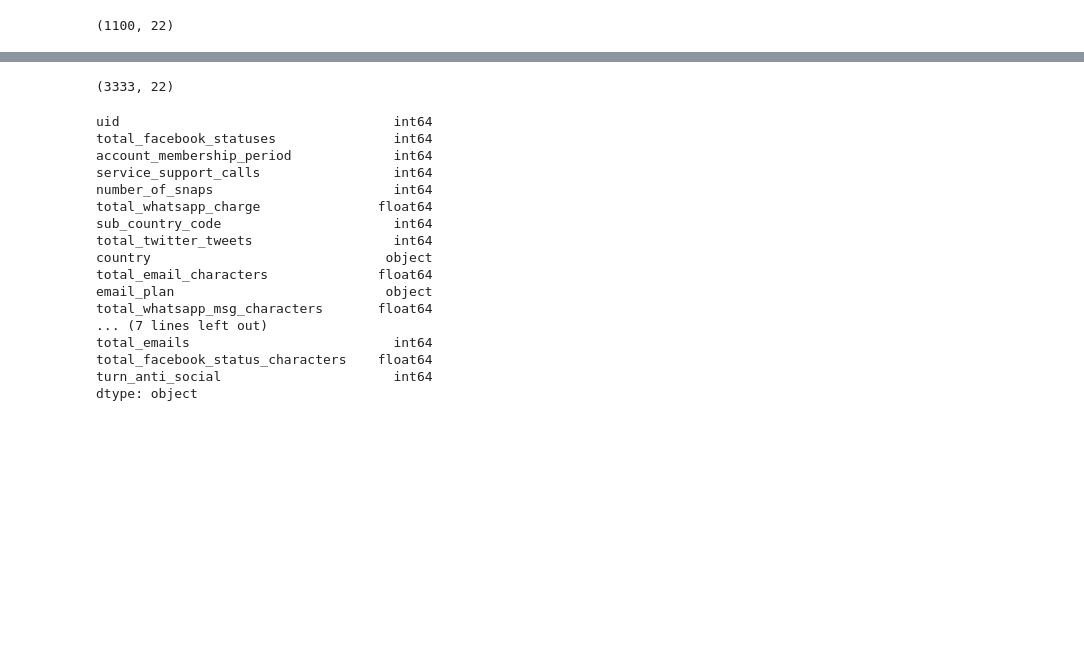
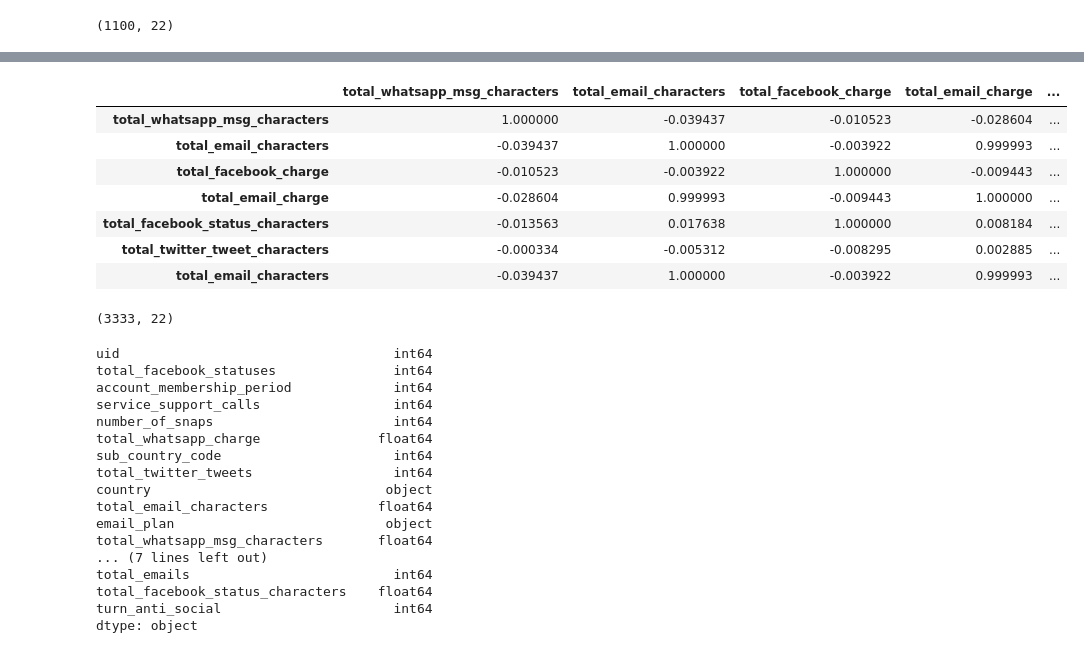
Before and after one commit to debadridtt/ZS-Associates-Data-Science-Intern-Challenge-, a Jupyter notebook: ZS Associates Challenge Data Science Intern.ipynb, the cells around one changed output, grey strips where cells are left out. Saved outputs shown, nothing was run; the diff lists cells and outputs as text; code cells hidden in the pictures; blank space fills up the shorter version.

```diff
--- a/ZS Associates Challenge Data Science Intern.ipynb
+++ b/ZS Associates Challenge Data Science Intern.ipynb
@@ -66,0 +112,12 @@ test.shape
+# %%
+train[['total_whatsapp_msg_characters', 'total_email_characters', 'total_facebook_charge', 'total_email_charge',\
+      'total_facebook_status_characters', 'total_twitter_tweet_characters', 'total_email_characters']].corr()
+# %% [output]
+|  | total_whatsapp_msg_characters | total_email_characters | total_facebook_charge | total_email_charge | ... |
+| total_whatsapp_msg_characters | 1.000000 | -0.039437 | -0.010523 | -0.028604 | ... |
+| total_email_characters | -0.039437 | 1.000000 | -0.003922 | 0.999993 | ... |
+| total_facebook_charge | -0.010523 | -0.003922 | 1.000000 | -0.009443 | ... |
+| total_email_charge | -0.028604 | 0.999993 | -0.009443 | 1.000000 | ... |
+| total_facebook_status_characters | -0.013563 | 0.017638 | 1.000000 | 0.008184 | ... |
+| total_twitter_tweet_characters | -0.000334 | -0.005312 | -0.008295 | 0.002885 | ... |
+| total_email_characters | -0.039437 | 1.000000 | -0.003922 | 0.999993 | ... |
```
Also changed, not shown: parts of 36 cells of this notebook.
